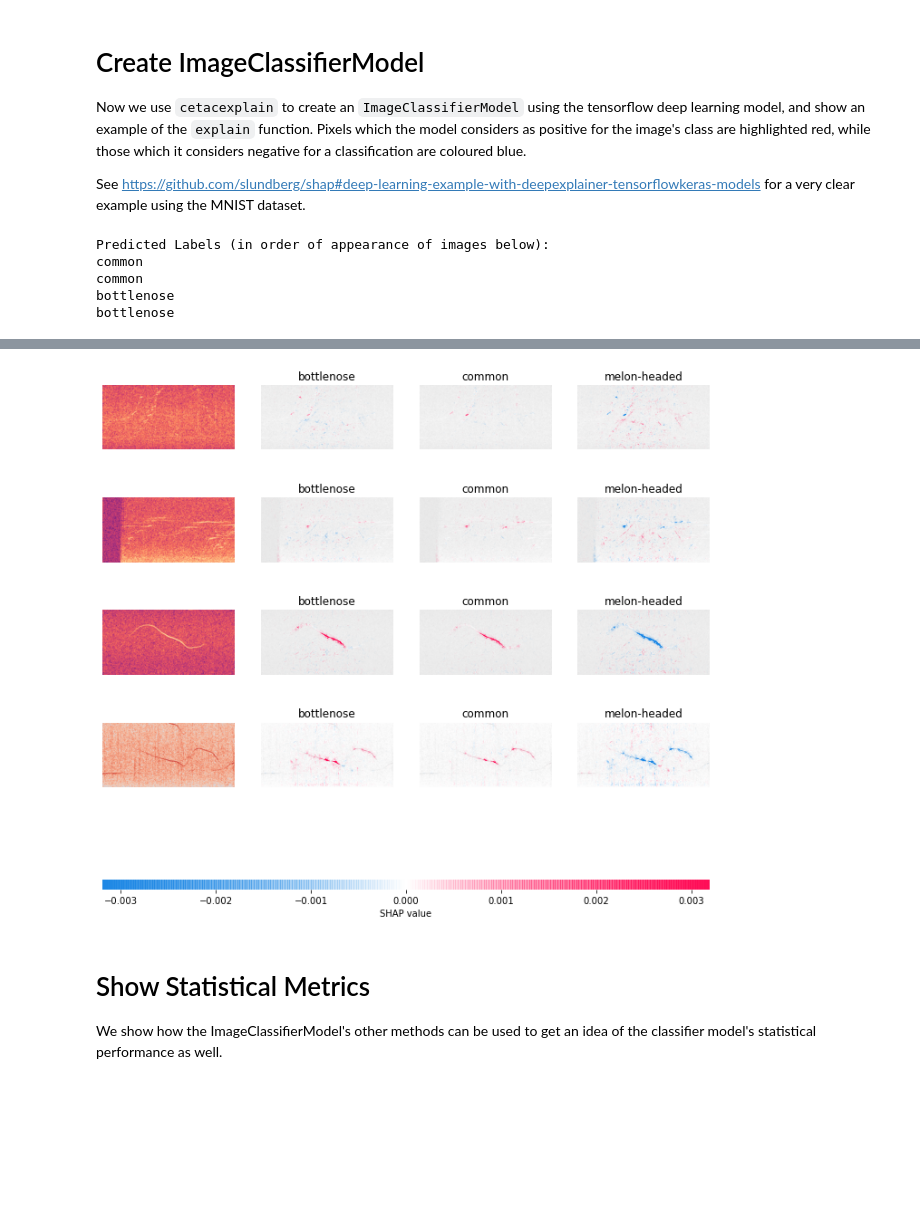
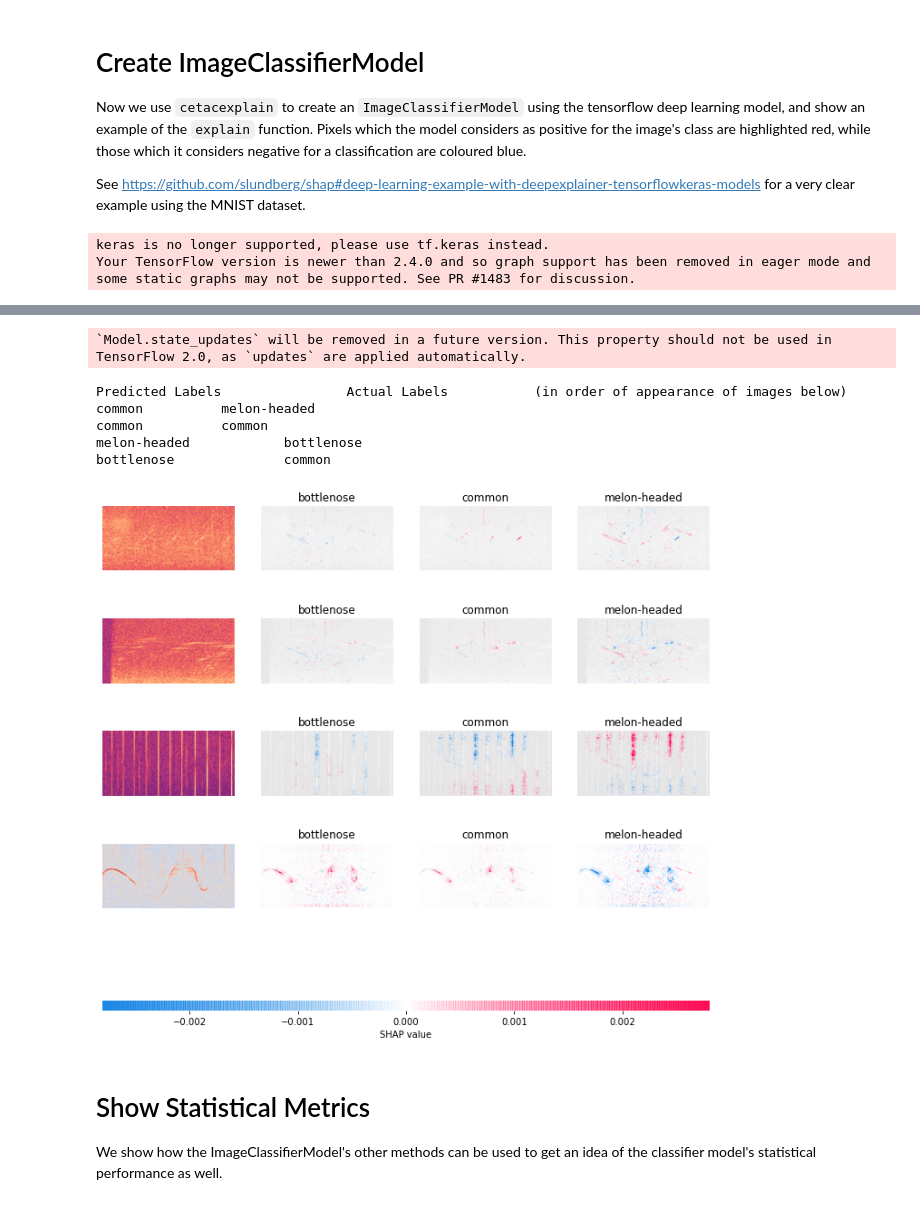
Before and after one commit to dolphin-acoustics-vip/CetaceXplain, a Jupyter notebook: CetaceXplain/CetaceXplain_Demo.ipynb, the cells around one changed output, grey strips where cells are left out. Cells and saved outputs as stored; diff of their text form; code cells hidden in the pictures; blank space fills up the shorter version.

Commit message:
added improvements to the explain() function and updated demo

```diff
--- a/CetaceXplain/CetaceXplain_Demo.ipynb
+++ b/CetaceXplain/CetaceXplain_Demo.ipynb
@@ -66,18 +66,15 @@ See https://github.com/slundberg/shap#deep-learning-example-with-deepexplainer-t
 # %%
 image_data, image_labels = test_generator.next()
 
-# create background images for explainer to learn see expected model output
-# and create test images for explanation
-background_images, test_images = image_data[0:10], image_data[30:34]
+# create random sample of background images for explainer to gauge expected model output
+# and create random test images for explanation
+background_images, test_images, test_image_labels = image_data[0:10], image_data[30:34], image_labels[30:34]
 
 new_model = cetacexplain.ImageClassifierModel(model, background_images, image_labels.argmax(axis = 1),
             class_names = list(test_generator.class_indices.keys()))
 
 # show example of explain function
-new_model.explain(test_images)
+new_model.explain(test_images, test_image_labels)
 # %% [output]
-Predicted Labels (in order of appearance of images below):
-common
-common
-bottlenose
-bottlenose
+keras is no longer supported, please use tf.keras instead.
+Your TensorFlow version is newer than 2.4.0 and so graph support has been removed in eager mode and some static graphs may not be supported. See PR #1483 for discussion.
@@ -84,4 +82,10 @@ bottlenose
+`Model.state_updates` will be removed in a future version. This property should not be used in TensorFlow 2.0, as `updates` are applied automatically.
+Predicted Labels                Actual Labels           (in order of appearance of images below)
+common          melon-headed
+common          common
+melon-headed            bottlenose
+bottlenose              common
-[figure, old version]
+[figure, new version]
 # %% [markdown]
 # Show Statistical Metrics
 
```
Also changed, not shown: parts of 2 cells of this notebook, 1 other file.
